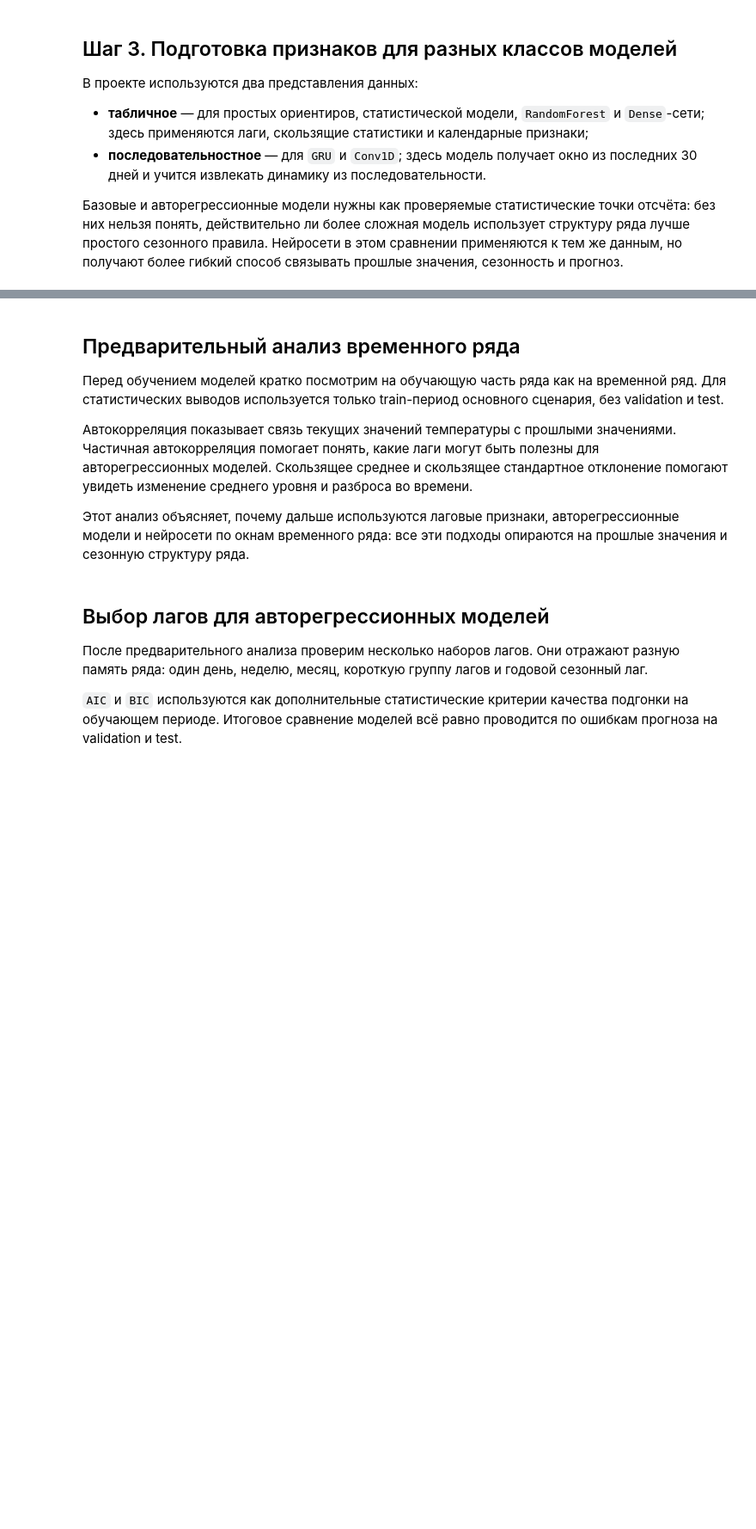
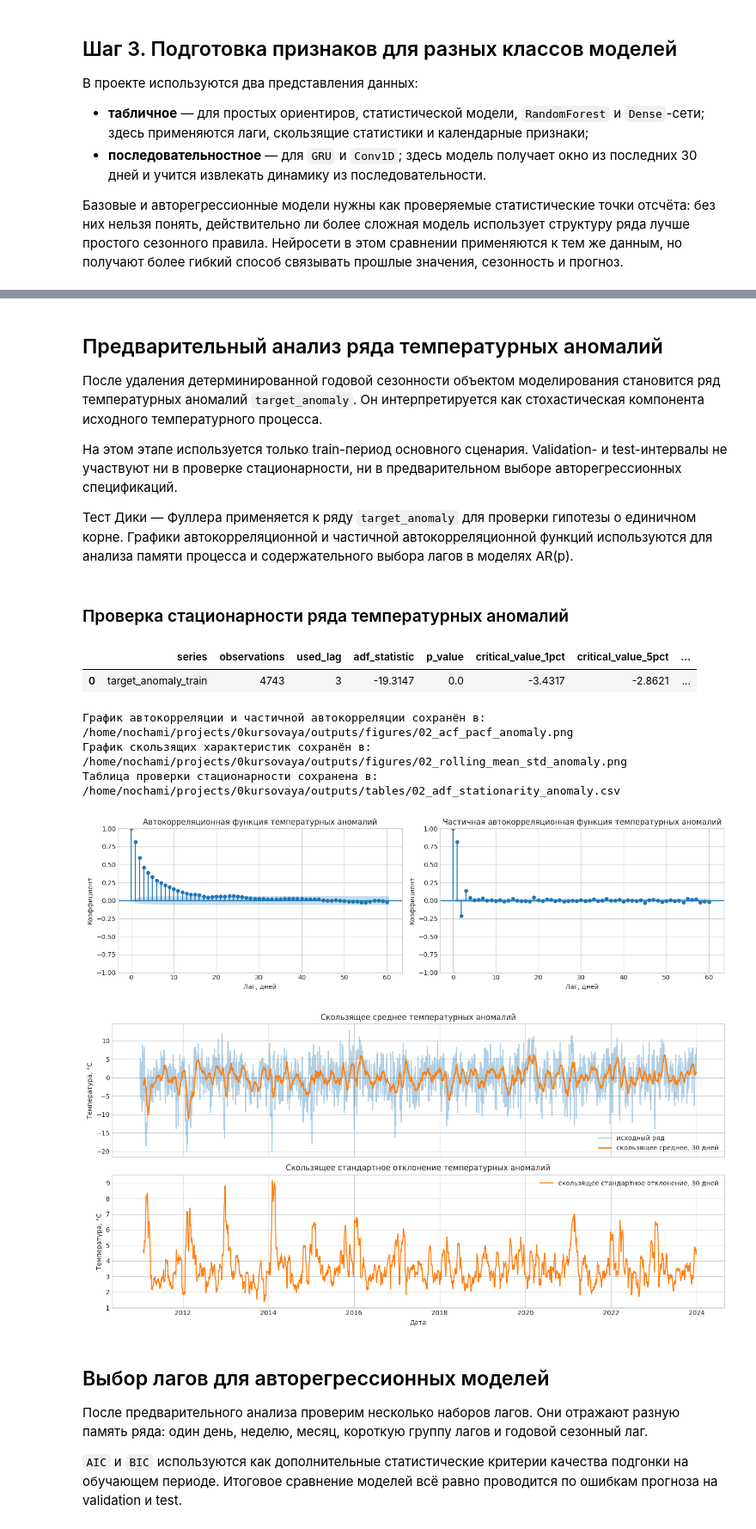
Before and after one commit to Nochami4/NIS, a Jupyter notebook: notebooks/02_modeling_and_comparison.ipynb, the cells around one changed output, grey strips where cells are left out. Shown at 86% size. Saved outputs shown, nothing was run; the diff lists cells and outputs as text; code cells hidden in the pictures; blank space fills up the shorter version.

Commit message:
project new version

```diff
--- a/notebooks/02_modeling_and_comparison.ipynb
+++ b/notebooks/02_modeling_and_comparison.ipynb
@@ -61,7 +59,12 @@ pd.set_option("display.width", 180)
 if str(PROJECT_ROOT) not in sys.path:
     sys.path.append(str(PROJECT_ROOT))
 
-from src.constants import FIGURES_DIR, MODEL_DATASET_FILENAME, PROCESSED_DATA_DIR, TABLES_DIR
+from src.constants import (
+    FIGURES_DIR,
+    MODEL_DATASET_FILENAME,
+    PROCESSED_DATA_DIR,
+    TABLES_DIR,
+)
 from src.utils import (
     build_sequence_features,
     build_tabular_modeling_frame,
@@ -88,3 +91,6 @@ ensure_project_directories()
 set_global_seed()
 tf.get_logger().setLevel("ERROR")
 runtime_config = get_default_runtime_config()
+
+TARGET_COLUMN = "target_anomaly"
+RAW_TARGET_COLUMN = "target_tavg"
@@ -232,30 +335,42 @@ print(sequence_feature_columns)
 # %% [markdown]
-## Предварительный анализ временного ряда
+## Предварительный анализ ряда температурных аномалий
 
-Перед обучением моделей кратко посмотрим на обучающую часть ряда как на временной ряд. Для статистических выводов используется только train-период основного сценария, без validation и test.
+После удаления детерминированной годовой сезонности объектом моделирования становится ряд температурных аномалий `target_anomaly`. Он интерпретируется как стохастическая компонента исходного температурного процесса.
 
-Автокорреляция показывает связь текущих значений температуры с прошлыми значениями. Частичная автокорреляция помогает понять, какие лаги могут быть полезны для авторегрессионных моделей. Скользящее среднее и скользящее стандартное отклонение помогают увидеть изменение среднего уровня и разброса во времени.
+На этом этапе используется только train-период основного сценария. Validation- и test-интервалы не участвуют ни в проверке стационарности, ни в предварительном выборе авторегрессионных спецификаций.
 
-Этот анализ объясняет, почему дальше используются лаговые признаки, авторегрессионные модели и нейросети по окнам временного ряда: все эти подходы опираются на прошлые значения и сезонную структуру ряда.
+Тест Дики — Фуллера применяется к ряду `target_anomaly` для проверки гипотезы о единичном корне. Графики автокорреляционной и частичной автокорреляционной функций используются для анализа памяти процесса и содержательного выбора лагов в моделях AR(p).
 # %%
-train_temperature_series = train_df.set_index("date")["target_tavg"].dropna()
+train_anomaly_series = train_df.set_index("date")[TARGET_COLUMN].dropna().astype(float)
 
-acf_pacf_path = FIGURES_DIR / "02_acf_pacf_temperature.png"
-rolling_stats_path = FIGURES_DIR / "02_rolling_mean_std_temperature.png"
-adf_stationarity_path = TABLES_DIR / "02_adf_stationarity.csv"
+if train_anomaly_series.empty:
+    raise ValueError("В train-интервале отсутствуют наблюдения target_anomaly.")
 
-plot_acf_pacf(train_temperature_series, acf_pacf_path, lags=60)
-plot_rolling_mean_std(train_temperature_series, rolling_stats_path, window=30)
+acf_pacf_path = FIGURES_DIR / "02_acf_pacf_anomaly.png"
+rolling_stats_path = FIGURES_DIR / "02_rolling_mean_std_anomaly.png"
+adf_stationarity_path = TABLES_DIR / "02_adf_stationarity_anomaly.csv"
 
-adf_stationarity = run_adf_test(train_temperature_series, "target_tavg_train")
+plot_acf_pacf(train_anomaly_series, acf_pacf_path, lags=60)
+plot_rolling_mean_std(train_anomaly_series, rolling_stats_path, window=30)
+
+adf_stationarity = run_adf_test(train_anomaly_series, "target_anomaly_train")
 adf_stationarity.to_csv(adf_stationarity_path, index=False)
 
-display(Markdown("### Проверка стационарности через тест Дики — Фуллера"))
+display(Markdown("### Проверка стационарности ряда температурных аномалий"))
 display(adf_stationarity.round(4))
 
 print(f"График автокорреляции и частичной автокорреляции сохранён в: {acf_pacf_path}")
 print(f"График скользящих характеристик сохранён в: {rolling_stats_path}")
 print(f"Таблица проверки стационарности сохранена в: {adf_stationarity_path}")
+# %% [output]
+### Проверка стационарности ряда температурных аномалий
+|  | series | observations | used_lag | adf_statistic | p_value | critical_value_1pct | critical_value_5pct | ... |
+| 0 | target_anomaly_train | 4743 | 3 | -19.3147 | 0.0 | -3.4317 | -2.8621 | ... |
+График автокорреляции и частичной автокорреляции сохранён в: /home/nochami/projects/0kursovaya/outputs/figures/02_acf_pacf_anomaly.png
+График скользящих характеристик сохранён в: /home/nochami/projects/0kursovaya/outputs/figures/02_rolling_mean_std_anomaly.png
+Таблица проверки стационарности сохранена в: /home/nochami/projects/0kursovaya/outputs/tables/02_adf_stationarity_anomaly.csv
+[figure, added]
+[figure, added]
 # %% [markdown]
 ## Выбор лагов для авторегрессионных моделей
 
```
Also changed, not shown: parts of 16 cells of this notebook, 21 other files.
